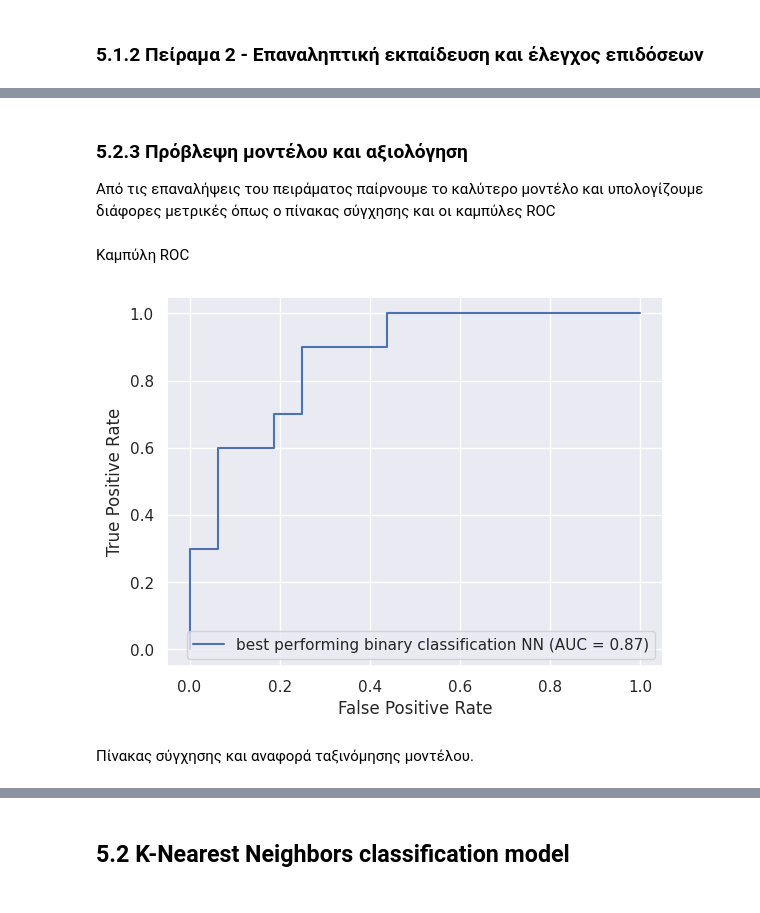
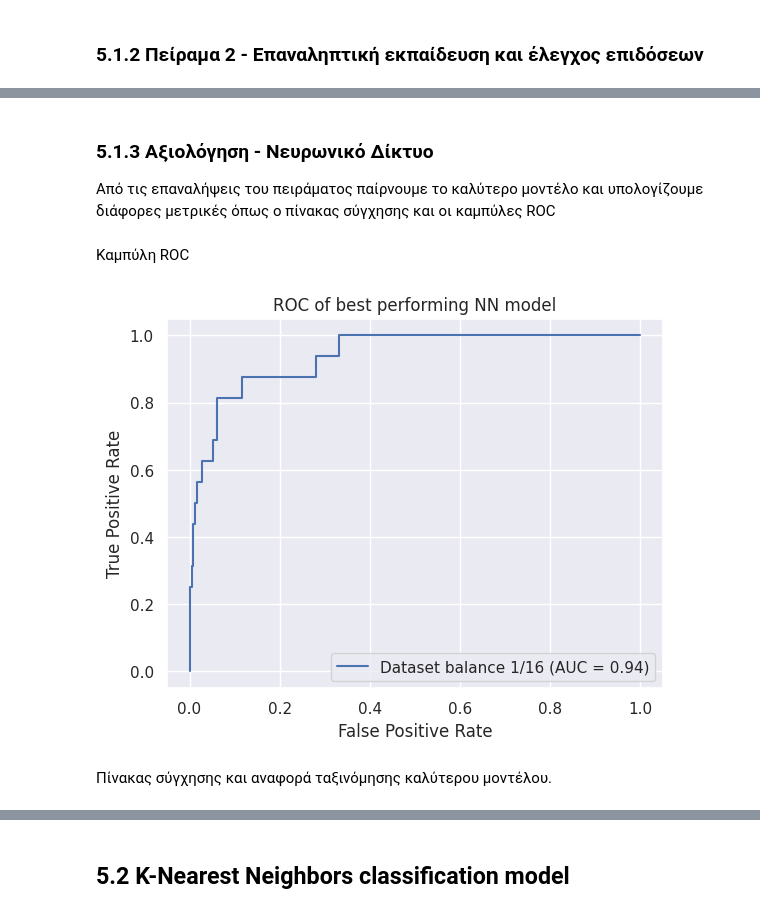
Before and after one commit to AAleksandros/HUA-DIT-Data-mining-project, a Jupyter notebook: project.ipynb, the cells around one changed output, grey strips where cells are left out. Drawn from its saved outputs; the diff is of its cells as text; code cells hidden in the pictures.

```diff
--- a/project.ipynb
+++ b/project.ipynb
@@ -838,12 +843,11 @@ data_report_nn = {
     'n_balance_datasets' : len(balance_ratios)
     }
 
-results_nn = []
-
 # Separate oscar winners from non-oscar winners
 oscar_movies = df_nn[df_nn['oscar_winners'] == 1]
 non_oscar_movies = df_nn[df_nn['oscar_winners'] == 0]
 
+results_nn = []
 for ratio in balance_ratios:
     # Select balance
     df_nn_balanced = pd.concat([oscar_movies, non_oscar_movies.sample(frac=1/ratio)], axis=0)
@@ -851,9 +855,9 @@ for ratio in balance_ratios:
     # Prepare dataset for training k-fold splits
     X = df_nn_balanced.drop(['oscar_winners'], axis=1)
     y = df_nn_balanced[['oscar_winners']]
+
     # Create k-fold splits and stratify classes
     kf = StratifiedKFold(n_splits=5)
-    # kf.get_n_splits(X, y)
 
     # Get train, test splits and train model
     for train_idx, test_idx in tqdm(kf.split(X, y), total=kf.get_n_splits(X, y)):
@@ -868,7 +872,7 @@ for ratio in balance_ratios:
                                                     device='cpu',
                                                     learning_rate=0.01)
 
-        train_progress = model.fit(accuracy_fn, X_train, y_train, X_test, y_test, epochs=400, seed=None, verbose=False)
+        train_progress = model.fit(accuracy_fn, X_train, y_train, X_test, y_test, epochs=200, seed=None, verbose=False)
 
         # Test on test split
         y_pred, acc = model.test(accuracy_fn, X_test, y_test)
@@ -883,20 +887,13 @@ for ratio in balance_ratios:
                             'preds' : y_pred.to('cpu').numpy(),
                             'pred_oscar_count' : int(y_pred.sum().item()),
                             'truth_oscar_count' : int(y_test.sum().item()),
-                            # '0_precision': report['0.0']['precision'],
-                            # '0_recall' : report['0.0']['recall'],
-                            # '0_f1-score' : report['0.0']['f1-score'],
-                            # '0_support' : report['0.0']['support'],
-                            # '1_precision': report['1.0']['precision'],
-                            '1_recall' : report['1.0']['recall'],
-                            '1_f1-score' : report['1.0']['f1-score'],
-                            # '1_support' : report['1.0']['support']
+                            'classification_report' : report
                         })
 
     # calculate average metrics between k-folds for a selected balance
-    data_report_nn['1_recall'].append(np.average([x['1_recall'] for x in results_nn]))
-    data_report_nn['1_f1-score'].append(np.average([x['1_f1-score'] for x in results_nn]))
-    data_report_nn['accuracy'].append(np.average([x['accuracy'] for x in results_nn]))
+    data_report_nn['1_recall'].append(np.average([x['classification_report']['1.0']['precision'] for x in results_nn if x['balance'] == f'1/{ratio}' ]))
+    data_report_nn['1_f1-score'].append(np.average([x['classification_report']['1.0']['f1-score'] for x in results_nn if x['balance'] == f'1/{ratio}']))
+    data_report_nn['accuracy'].append(np.average([x['accuracy'] for x in results_nn if x['balance'] == f'1/{ratio}']))
 
 # Add results to experiment a list
 exp_a_data = [data_report_nn]
@@ -946,0 +995,12 @@ plt.legend()
+# %%
+# Select best model from expereiment 2
+best_preds = max(results_nn_2, key=lambda a:a['classification_report']['1.0']['f1-score'])
+
+plt.plot([d['epoch'] for d in best_preds['acc_prog']], [d['train_acc'] for d in best_preds['acc_prog']], label='Train data')
+plt.plot([d['epoch'] for d in best_preds['acc_prog']], [d['test_acc'] for d in best_preds['acc_prog']], 'r--', label='Test data')
+plt.title('Training accuracy progress - Neural Network')
+plt.xlabel('Epoch')
+plt.ylabel('Accuracy')
+# plt.ylim(0,1)
+plt.legend()
+plt.show()
@@ -947,22 +1009,21 @@ plt.legend()
 # %% [markdown]
-### 5.2.3 Πρόβλεψη μοντέλου και αξιολόγηση
+### 5.1.3 Αξιολόγηση - Νευρωνικό Δίκτυο
 Από τις επαναλήψεις του πειράματος παίρνουμε το καλύτερο μοντέλο και υπολογίζουμε διάφορες μετρικές όπως ο πίνακας σύγχησης και οι καμπύλες ROC
 # %% [markdown]
 Καμπύλη ROC
 # %%
-best = max(results_nn, key=lambda a:a['1_f1-score'])
-
-y_true = y_test.to('cpu').numpy().flatten()
-y_pred = best['preds'].flatten()
+y_true = best_preds['true'].flatten()
+y_pred = best_preds['preds'].flatten()
 
 fpr, tpr, thresholds = roc_curve(y_true, y_pred)
 roc_auc = auc(fpr, tpr)
 
-display = RocCurveDisplay(fpr=fpr, tpr=tpr, roc_auc=roc_auc, estimator_name='best performing binary classification NN')
+display = RocCurveDisplay(fpr=fpr, tpr=tpr, roc_auc=roc_auc, estimator_name='Dataset balance ' + best_performing_model['balance'])
 display.plot()
+plt.title('ROC of best performing NN model')
 plt.show()
 # %% [output]
-[figure, old version]
+[figure, new version]
 # %% [markdown]
-Πίνακας σύγχησης και αναφορά ταξινόμησης μοντέλου.
+Πίνακας σύγχησης και αναφορά ταξινόμησης καλύτερου μοντέλου.
 # %%
```
Also changed, not shown: parts of 12 cells of this notebook, 1 other file.
